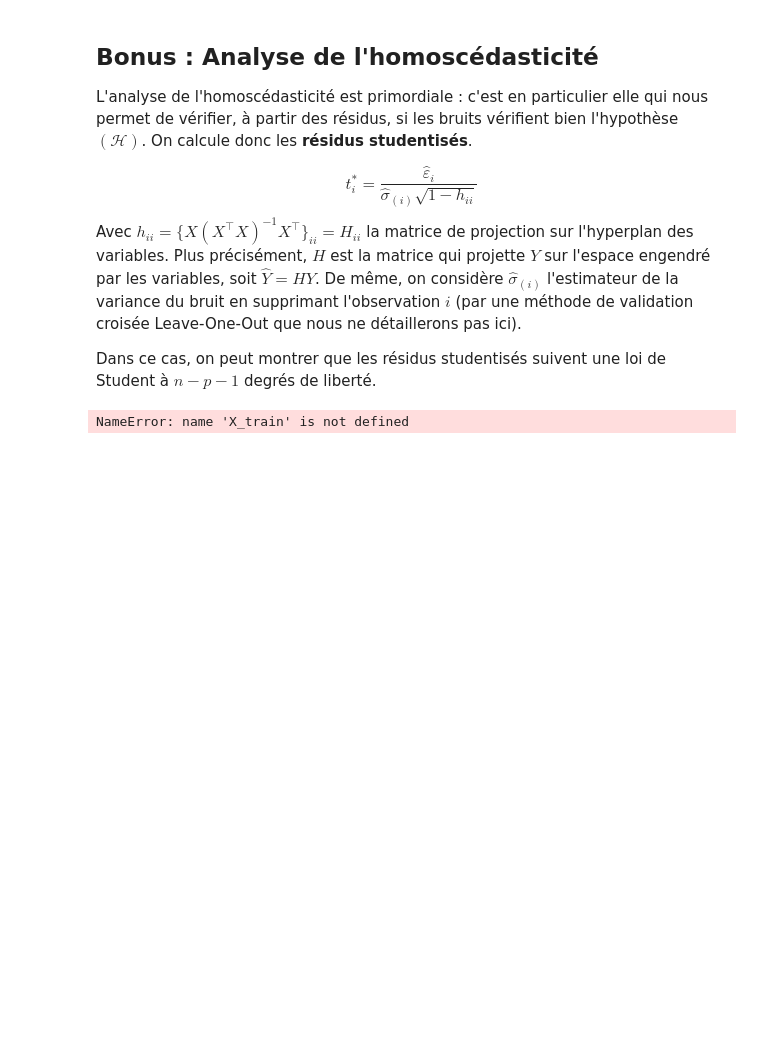
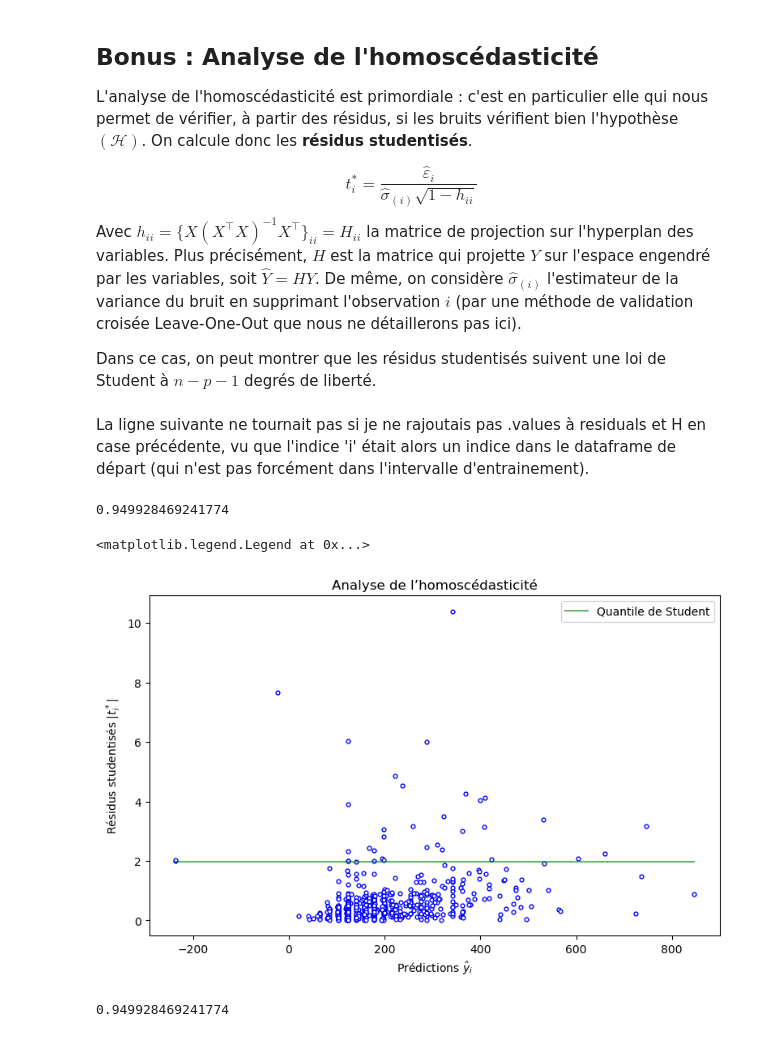
Before and after one commit to OFloyd/formation_greta, a Jupyter notebook: exos/exo_22_02_random_forest/Modele_Lineaire_TPAirBnB.ipynb, the cells around one changed output. Cells and saved outputs as stored; diff of their text form; code cells hidden in the pictures; blank space fills up the shorter version.

```diff
--- a/exos/exo_22_02_random_forest/Modele_Lineaire_TPAirBnB.ipynb
+++ b/exos/exo_22_02_random_forest/Modele_Lineaire_TPAirBnB.ipynb
@@ -244,3 +249,19 @@ $$t_i^*=\frac{\hat{\varepsilon}_i}{\hat{\sigma}_{(i)} \sqrt{1-h_{ii}}}$$
 Avec $h_{ii}=\{X(X^\top X)^{-1} X^\top\}_{ii}=H_{ii}$ la matrice de projection sur l'hyperplan des variables. Plus précisément, $H$ est la matrice qui projette $Y$ sur l'espace engendré par les variables, soit $\hat{Y}=HY$. De même, on considère $\hat{\sigma}_{(i)}$ l'estimateur de la variance du bruit en supprimant l'observation $i$ (par une méthode de validation croisée Leave-One-Out que nous ne détaillerons pas ici).
 
 Dans ce cas, on peut montrer que les résidus studentisés suivent une loi de Student à $n-p-1$ degrés de liberté.
+# %%
+X_train=x_train
+Y_pred=y_pred
+# %%
+#analyser le code ci-dessous
+import scipy
+Y_pred = regr.predict(X_train)
+n = X_train.shape[0]
+# p = X_train.shape[1]
+p = 4
+#
+residuals = np.abs(y_train - Y_pred).values
+H = np.matmul(X_train, np.linalg.solve(np.dot(X_train.T, X_train), X_train.T)).values
+std_hat = np.dot(residuals, residuals) / (n - p)
+# %% [markdown]
+La ligne suivante ne tournait pas si je ne rajoutais pas .values à residuals et H en case précédente, vu que l'indice 'i' était alors un indice dans le dataframe de départ (qui n'est pas forcément dans l'intervalle d'entrainement).
@@ -247,23 +270,27 @@ Dans ce cas, on peut montrer que les résidus studentisés suivent une loi de St
 # %%
-#analyser le code ci-dessous
-import scipy
-Y_pred = regr.predict(X_train)
-n = X_train.shape[0]
-p = 4
-residuals = np.abs(y_train - Y_pred)
-H = np.matmul(X_train, np.linalg.solve(np.dot(X_train.T, X_train), X_train.T))
-std_hat = np.dot(residuals, residuals) / (n - p)
-standart_residuals = np.asarray([residuals[i] / np.sqrt(std_hat * (1 - H[i, i])) for i in range(len(residuals))])
+#standart_residuals
 student_residuals = np.asarray([ standart_residuals[i] * np.sqrt((n - p - 1) / (n - p - standart_residuals[i]**2)) for i in range(n) ])
+#Inutilisé :
 cook = np.asarray([ H[i, i] * student_residuals[i] / (X_train.shape[1] * (1 - H[i, i])) for i in range(n) ])
 
 plt.figure(figsize=(20, 12))
 plt.subplot(221)
 plt.scatter(Y_pred, student_residuals, s=12, c="white", edgecolors="blue")
-plt.plot([min(Y_pred), max(Y_pred)], [ scipy.stats.t.ppf(q=0.975, df=n-p-1), scipy.stats.t.ppf(q=0.975, df=n-p-1)], color="green", alpha=0.6, label="Quantile de Student")
+plt.plot([min(Y_pred), max(Y_pred)], [ scipy.stats.t.ppf(q=0.975, df=n-p-1),
+                                      scipy.stats.t.ppf(q=0.975, df=n-p-1)],
+         color="green", alpha=0.6, label="Quantile de Student")
 plt.title("Analyse de l’homoscédasticité")
 plt.xlabel("Prédictions $\hat{y}_i$")
 plt.ylabel("Résidus studentisés $|t_i^*|$")
 plt.legend()
 # %% [output]
-NameError: name 'X_train' is not defined
+0.949928469241774
+<matplotlib.legend.Legend at 0x...>
+[figure, added]
+# %%
+#On trace le quantile à 97.5% de la distribution des résidus qui suivent la loi de student avec les
+# degrés de libertés. On devrait donc avoir 97.5% des points en dessous de cette droite. On en a seulement
+# 95% donc le bruit ne suit pas l'hypothèse H
+print( np.sum(student_residuals < scipy.stats.t.ppf(q=0.975, df=n-p-1)) / student_residuals.size )
+# %% [output]
+0.949928469241774
```
Also changed, not shown: parts of 6 cells of this notebook, 4 other files.
